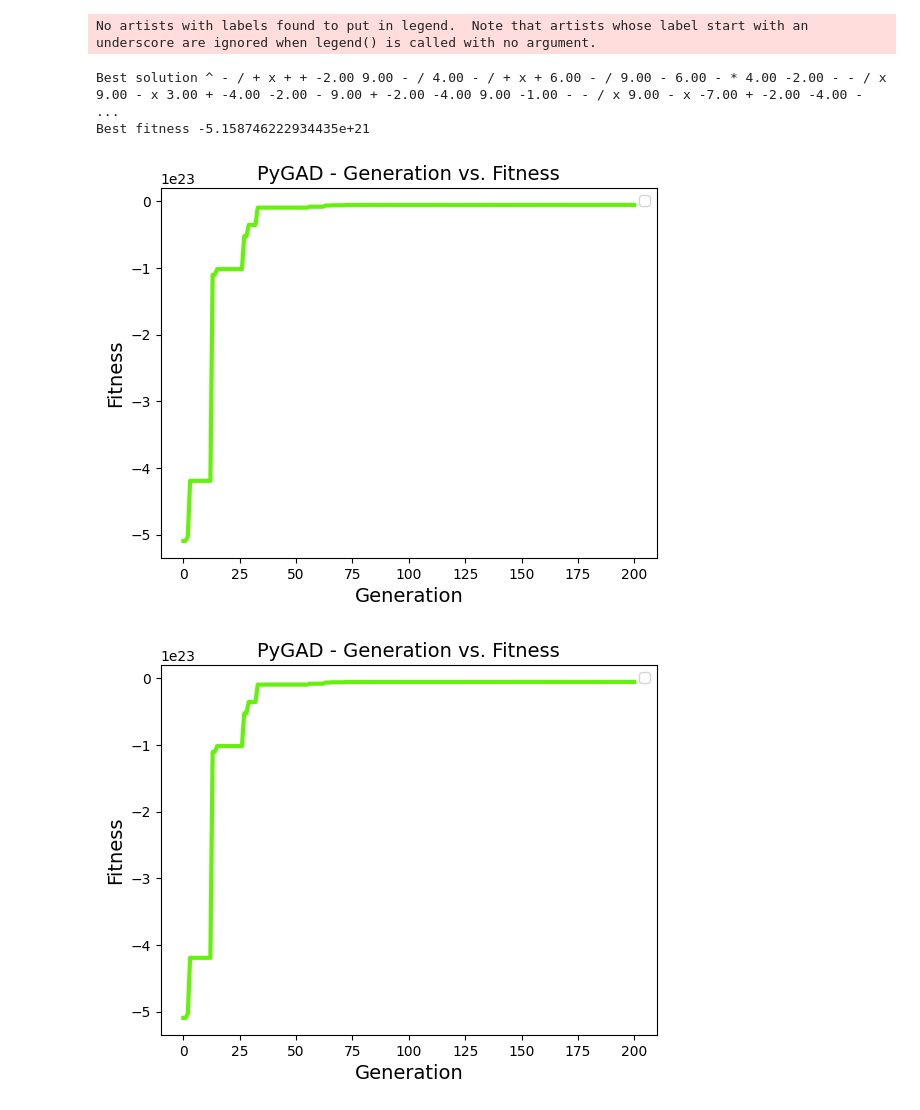
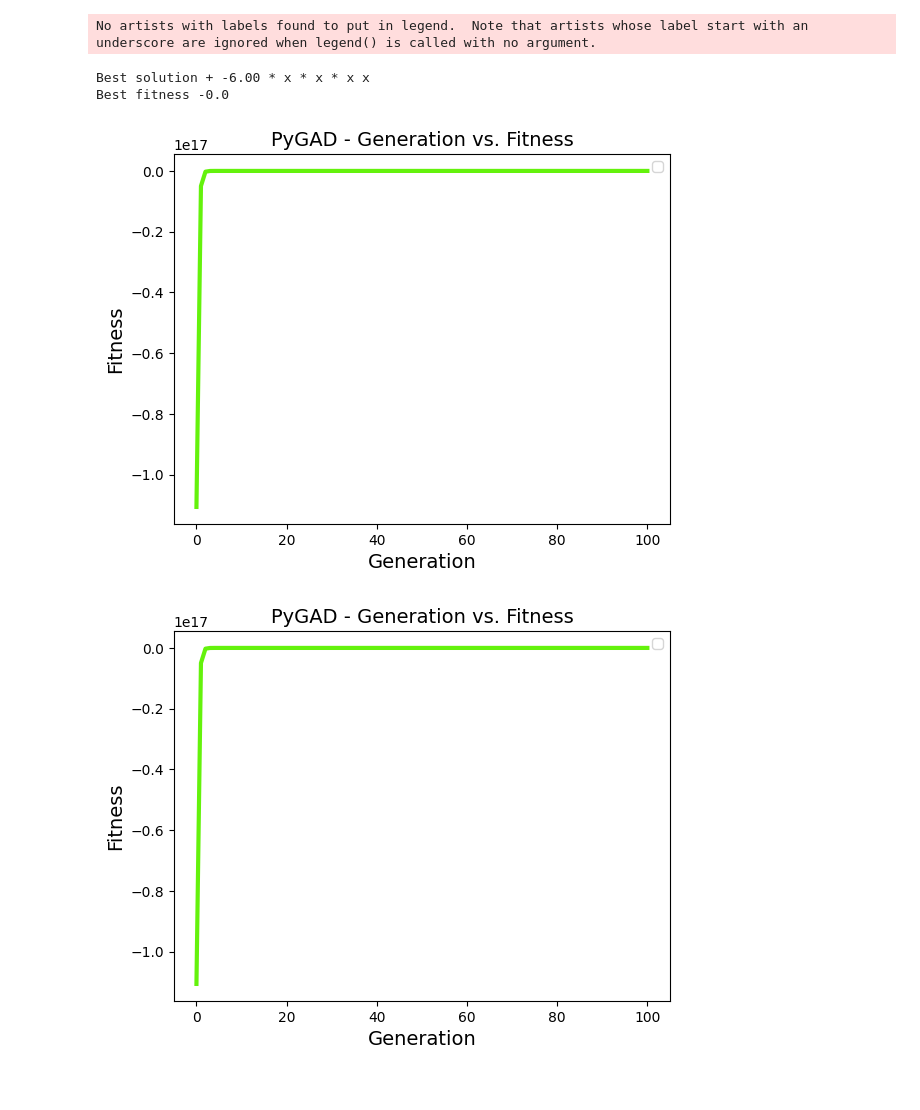
Before and after one commit to galgantar/Inteligentni-sistemi, a Jupyter notebook: seminarska 1/training.ipynb, the cells around one changed output. Cells and saved outputs as stored; diff of their text form; code cells hidden in the pictures.

Commit message:
Tree simplification

```diff
--- a/seminarska 1/training.ipynb
+++ b/seminarska 1/training.ipynb
@@ -4,7 +4,7 @@ import pygad
 import tree_representation
 import csv
 # %%
-equation_index = 40
+equation_index = 1
 
 with open("dataset.csv") as file:
     reader = csv.reader(file)
@@ -24,7 +24,7 @@ def fitness_func(ga_instance, solution, solution_idx):
   return fit if fit <= 0 else -fit
 
 
-initial_population = [tree_representation.toIntArray(tree_representation.generate_random_tree(0.3)) for _ in range(300)]
+initial_population = [tree_representation.toIntArray(tree_representation.generate_random_tree(0.3)) for _ in range(500)]
 
 
 def crossover_func(parents, offspring_size, ga_instance):
@@ -42,6 +42,7 @@ def crossover_func(parents, offspring_size, ga_instance):
 
   while len(offspring) != offspring_size[0]:
     child, _ = tree_representation.crossover_tree(t1, t2)
+    child.simplify()
     try:
       offspring.append(tree_representation.toIntArray(child))
     except IndexError:
@@ -68,35 +69,37 @@ def mutation_func(offspring, ga_instance):
         t = tree_representation.mutate_tree(t)
 
         # print("after: ")
         # print(t)
 
+        t.simplify()
+
       new_offspring.append(tree_representation.toIntArray(t))
 
     return np.array(new_offspring)
 
 
-ga_instance = pygad.GA(num_generations=200,
+ga_instance = pygad.GA(num_generations=100,
                        num_parents_mating=2,
                        initial_population=initial_population,
                        fitness_func=fitness_func,
                        keep_elitism=10,
                        crossover_type=crossover_func,
                        mutation_type=mutation_func,
                        gene_type=np.int8,
                        mutation_probability=0.5,
                        )
 
 ga_instance.run()
 
 solution, solution_fitness, solution_idx = ga_instance.best_solution()
 
 print("Best solution", tree_representation.fromIntArray(solution))
 print("Best fitness", solution_fitness)
 
 ga_instance.plot_fitness()
 # %% [output]
 No artists with labels found to put in legend.  Note that artists whose label start with an underscore are ignored when legend() is called with no argument.
-Best solution ^ - / + x + + -2.00 9.00 - / 4.00 - / + x + 6.00 - / 9.00 - 6.00 - * 4.00 -2.00 - - / x 9.00 - x 3.00 + -4.00 -2.00 - 9.00 + -2.00 -4.00 9.00 -1.00 - - / x 9.00 - x -7.00 + -2.00 -4.00 - ...
-Best fitness -5.158746222934435e+21
+Best solution + -6.00 * x * x * x x
+Best fitness -0.0
-[figure, old version]
+[figure, new version]
-[figure, old version]
+[figure, new version]
```
Also changed, not shown: 1 other file.
